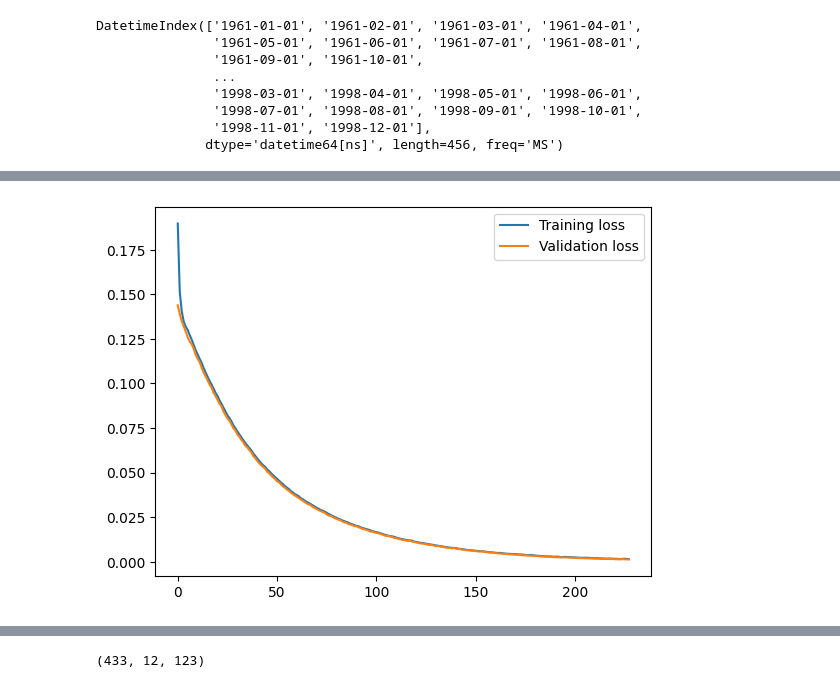
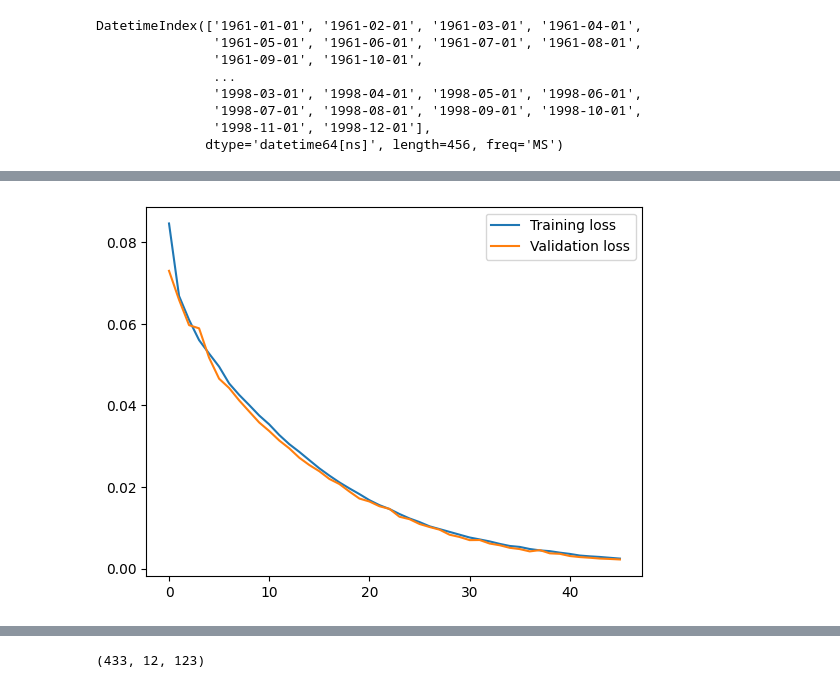
Before and after one commit to rproner1/MacroAtRisk, a Jupyter notebook: tune_dmq.ipynb, the cells around one changed output, grey strips where cells are left out. Saved outputs shown, nothing was run; the diff lists cells and outputs as text; code cells hidden in the pictures.

```diff
--- a/tune_dmq.ipynb
+++ b/tune_dmq.ipynb
@@ -38,8 +38,9 @@ with open("./config/config.yaml", "r") as f:
 ## 2. Data Preparation
 # %%
 target_path = './data/processed/us_4q_fred_y.csv'
-input_paths = ['./data/processed/us_4q_fred_x.csv',
-               './data/processed/us_4q_oap_vw_x_stationary.csv']
+input_paths = ['./data/processed/us_4q_fred_x.csv'
+            #    './data/processed/us_4q_oap_vw_x_stationary.csv'
+               ]
 
 # Prepare data (including RNN sequences)
 non_rnn_data, rnn_data, meta_data = prepare_quantile_data(
@@ -50,7 +51,7 @@ non_rnn_data, rnn_data, meta_data = prepare_quantile_data(
     start_date='1961-01-01',
     train_cutoff_year='1997',
     n_quantiles=5,
-    val_years=5
+    val_years=2
 )
 
 # Extract RNN data for training and testing
@@ -184,8 +185,8 @@ builder_params = {
     'n_recurrent_layers': 2,
     'n_shared_layers': 2,
     'n_qtask_layers': 2,
-    'n_recurrent_nodes': 128,
-    'n_shared_nodes': 64,
+    'n_recurrent_nodes': 32,
+    'n_shared_nodes': 32,
     'n_task_nodes': 32,
     'recurrent_norm': True,
     'shared_norm': True,
@@ -211,12 +212,12 @@ best_model = build_dmq_v0(
 )
 
 subset_size = 1.0
-n = X_train_full_rnn.shape[0]
+n = X_train_rnn.shape[0]
 
 history = best_model.fit(
-    X_train_full_rnn[:int(n*subset_size)], y_train_full_rnn[:int(n*subset_size)],
+    X_train_rnn[:int(n*subset_size)], y_train_rnn[:int(n*subset_size)],
     epochs=300,
-    batch_size=32,
+    batch_size=4,
     validation_data=(X_val_rnn, y_val_rnn),
     callbacks=[
         # keras.callbacks.ModelCheckpoint(
@@ -227,7 +228,7 @@ history = best_model.fit(
         EarlyStopping(
             monitor='val_loss',
             patience=5,
-            min_delta=1e-4,
+            min_delta=1e-3,
             restore_best_weights=True
             )
     ],
@@ -235,10 +236,6 @@ history = best_model.fit(
     shuffle=False
 )
 
-# Make predictions on the test set
-train_preds = best_model.predict(X_train_full_rnn[:int(n*subset_size)])
-test_preds = best_model.predict(X_test_rnn_full)
-
 plt.plot(history.history['loss'], label='Training loss')
 plt.plot(history.history['val_loss'], label='Validation loss')
 plt.legend()
@@ -264 +261 @@ Epoch 228/300
-[figure, old version]
+[figure, new version]
```
Also changed, not shown: parts of 6 cells of this notebook, 1 other file.
